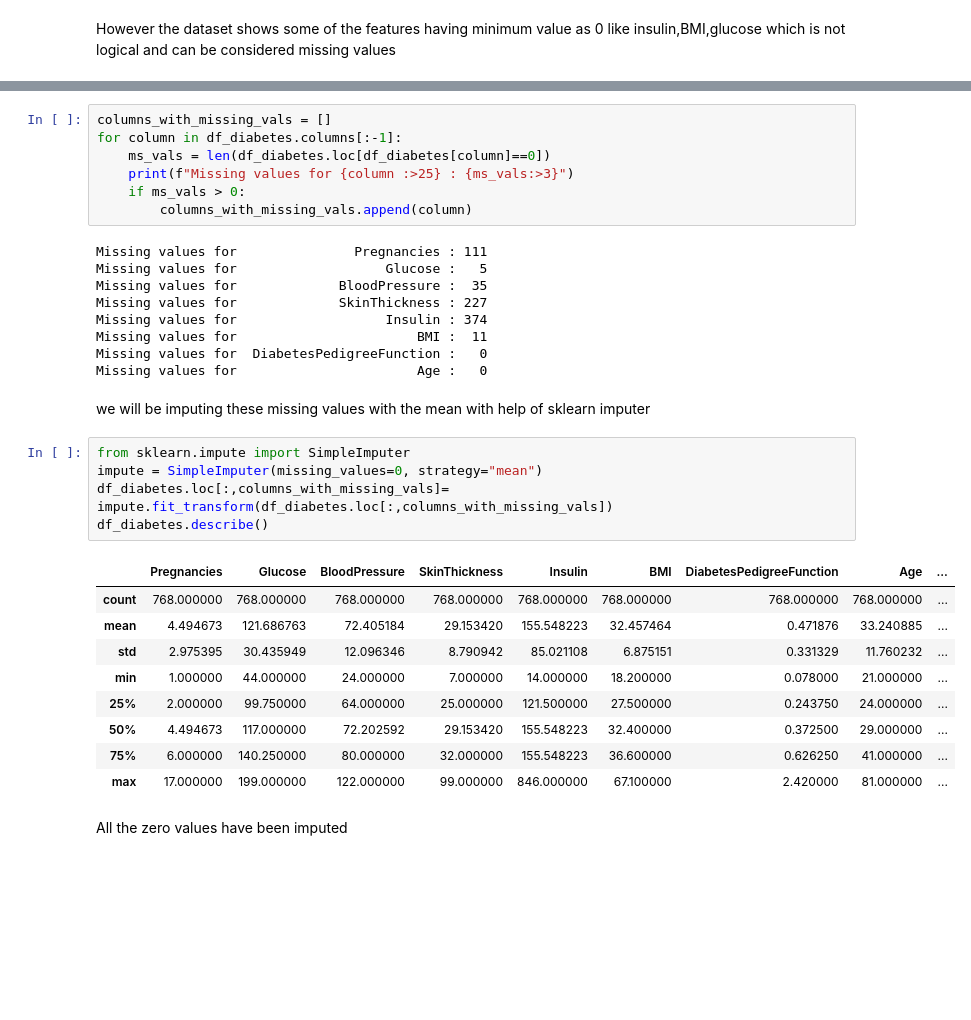
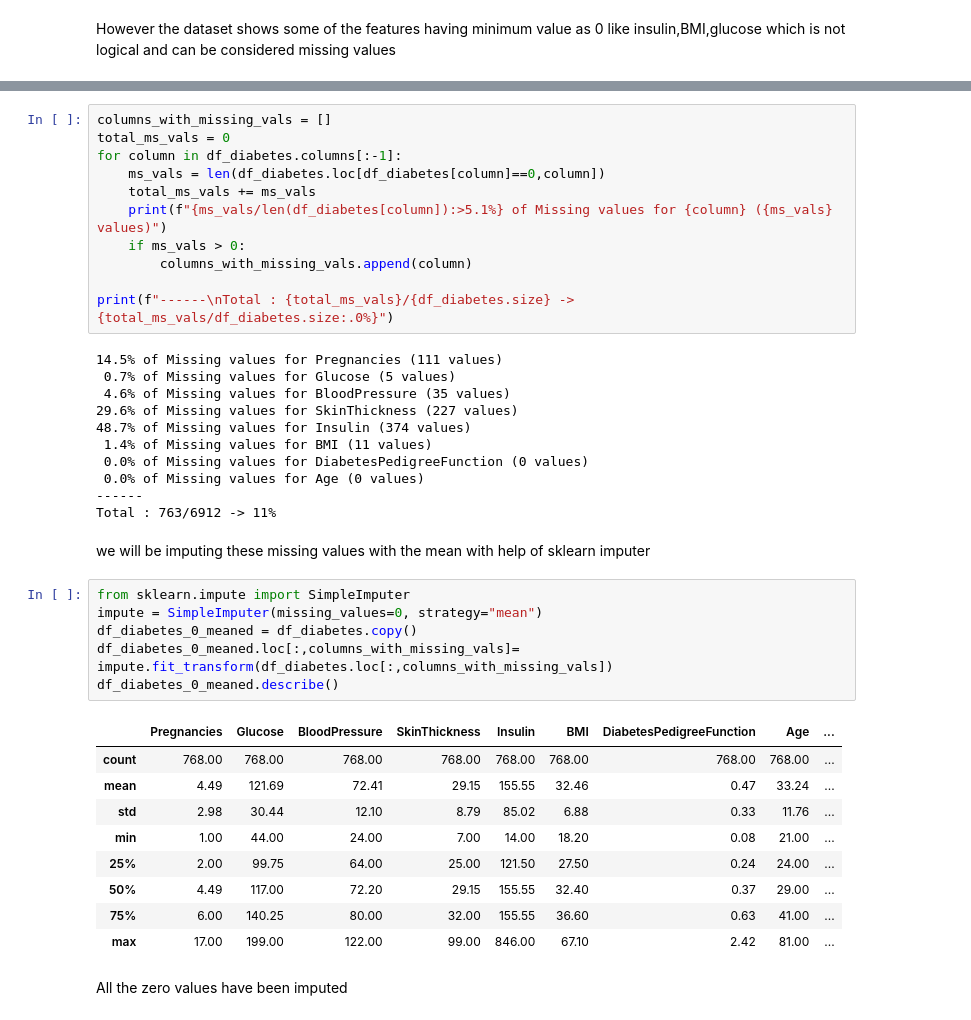
Before and after one commit to Mlamalerie/Diabetes-prediction, a Jupyter notebook: Diabetes_Prediction_Project.ipynb, the cells around one changed output, grey strips where cells are left out. Saved outputs shown, nothing was run; the diff lists cells and outputs as text; blank space fills up the shorter version.

```diff
--- a/Diabetes_Prediction_Project.ipynb
+++ b/Diabetes_Prediction_Project.ipynb
@@ -128,35 +162,42 @@ However the dataset shows some of the features having minimum value as 0 like in
 # %%
 columns_with_missing_vals = []
+total_ms_vals = 0
 for column in df_diabetes.columns[:-1]:
-    ms_vals = len(df_diabetes.loc[df_diabetes[column]==0])
-    print(f"Missing values for {column :>25} : {ms_vals:>3}")
+    ms_vals = len(df_diabetes.loc[df_diabetes[column]==0,column])
+    total_ms_vals += ms_vals
+    print(f"{ms_vals/len(df_diabetes[column]):>5.1%} of Missing values for {column} ({ms_vals} values)")
     if ms_vals > 0:
         columns_with_missing_vals.append(column)
+
+print(f"------\nTotal : {total_ms_vals}/{df_diabetes.size} -> {total_ms_vals/df_diabetes.size:.0%}")
 # %% [output]
-Missing values for               Pregnancies : 111
-Missing values for                   Glucose :   5
-Missing values for             BloodPressure :  35
-Missing values for             SkinThickness : 227
-Missing values for                   Insulin : 374
-Missing values for                       BMI :  11
-Missing values for  DiabetesPedigreeFunction :   0
-Missing values for                       Age :   0
+14.5% of Missing values for Pregnancies (111 values)
+ 0.7% of Missing values for Glucose (5 values)
+ 4.6% of Missing values for BloodPressure (35 values)
+29.6% of Missing values for SkinThickness (227 values)
+48.7% of Missing values for Insulin (374 values)
+ 1.4% of Missing values for BMI (11 values)
+ 0.0% of Missing values for DiabetesPedigreeFunction (0 values)
+ 0.0% of Missing values for Age (0 values)
+------
+Total : 763/6912 -> 11%
 # %% [markdown]
 we will be imputing these missing values with the mean with help of sklearn imputer
 # %%
 from sklearn.impute import SimpleImputer
 impute = SimpleImputer(missing_values=0, strategy="mean")
-df_diabetes.loc[:,columns_with_missing_vals]= impute.fit_transform(df_diabetes.loc[:,columns_with_missing_vals])
-df_diabetes.describe()
+df_diabetes_0_meaned = df_diabetes.copy()
+df_diabetes_0_meaned.loc[:,columns_with_missing_vals]= impute.fit_transform(df_diabetes.loc[:,columns_with_missing_vals])
+df_diabetes_0_meaned.describe()
 # %% [output]
 |  | Pregnancies | Glucose | BloodPressure | SkinThickness | Insulin | BMI | DiabetesPedigreeFunction | Age | ... |
-| count | 768.000000 | 768.000000 | 768.000000 | 768.000000 | 768.000000 | 768.000000 | 768.000000 | 768.000000 | ... |
-| mean | 4.494673 | 121.686763 | 72.405184 | 29.153420 | 155.548223 | 32.457464 | 0.471876 | 33.240885 | ... |
-| std | 2.975395 | 30.435949 | 12.096346 | 8.790942 | 85.021108 | 6.875151 | 0.331329 | 11.760232 | ... |
-| min | 1.000000 | 44.000000 | 24.000000 | 7.000000 | 14.000000 | 18.200000 | 0.078000 | 21.000000 | ... |
-| 25% | 2.000000 | 99.750000 | 64.000000 | 25.000000 | 121.500000 | 27.500000 | 0.243750 | 24.000000 | ... |
-| 50% | 4.494673 | 117.000000 | 72.202592 | 29.153420 | 155.548223 | 32.400000 | 0.372500 | 29.000000 | ... |
-| 75% | 6.000000 | 140.250000 | 80.000000 | 32.000000 | 155.548223 | 36.600000 | 0.626250 | 41.000000 | ... |
-| max | 17.000000 | 199.000000 | 122.000000 | 99.000000 | 846.000000 | 67.100000 | 2.420000 | 81.000000 | ... |
+| count | 768.00 | 768.00 | 768.00 | 768.00 | 768.00 | 768.00 | 768.00 | 768.00 | ... |
+| mean | 4.49 | 121.69 | 72.41 | 29.15 | 155.55 | 32.46 | 0.47 | 33.24 | ... |
+| std | 2.98 | 30.44 | 12.10 | 8.79 | 85.02 | 6.88 | 0.33 | 11.76 | ... |
+| min | 1.00 | 44.00 | 24.00 | 7.00 | 14.00 | 18.20 | 0.08 | 21.00 | ... |
+| 25% | 2.00 | 99.75 | 64.00 | 25.00 | 121.50 | 27.50 | 0.24 | 24.00 | ... |
+| 50% | 4.49 | 117.00 | 72.20 | 29.15 | 155.55 | 32.40 | 0.37 | 29.00 | ... |
+| 75% | 6.00 | 140.25 | 80.00 | 32.00 | 155.55 | 36.60 | 0.63 | 41.00 | ... |
+| max | 17.00 | 199.00 | 122.00 | 99.00 | 846.00 | 67.10 | 2.42 | 81.00 | ... |
 # %% [markdown]
 All the zero values have been imputed
```
Also changed, not shown: parts of 82 cells of this notebook.
